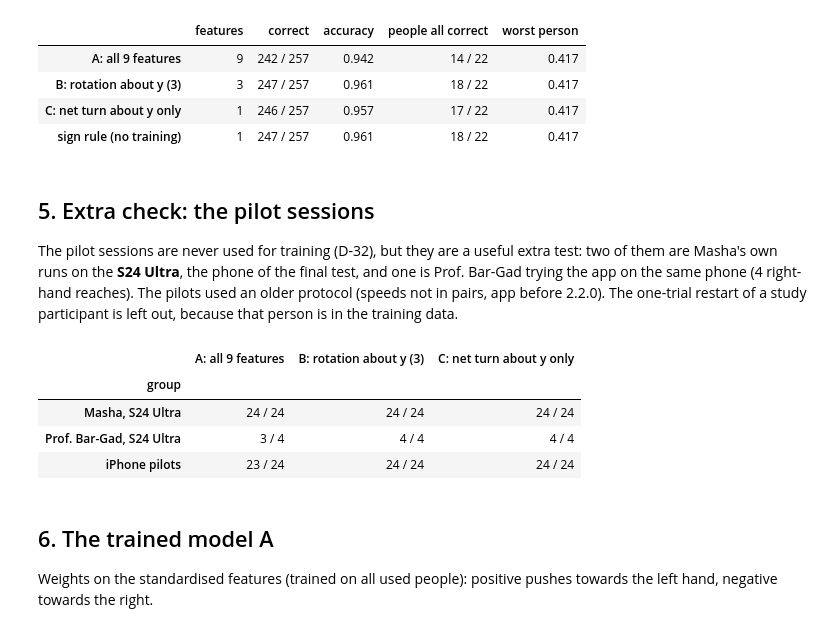
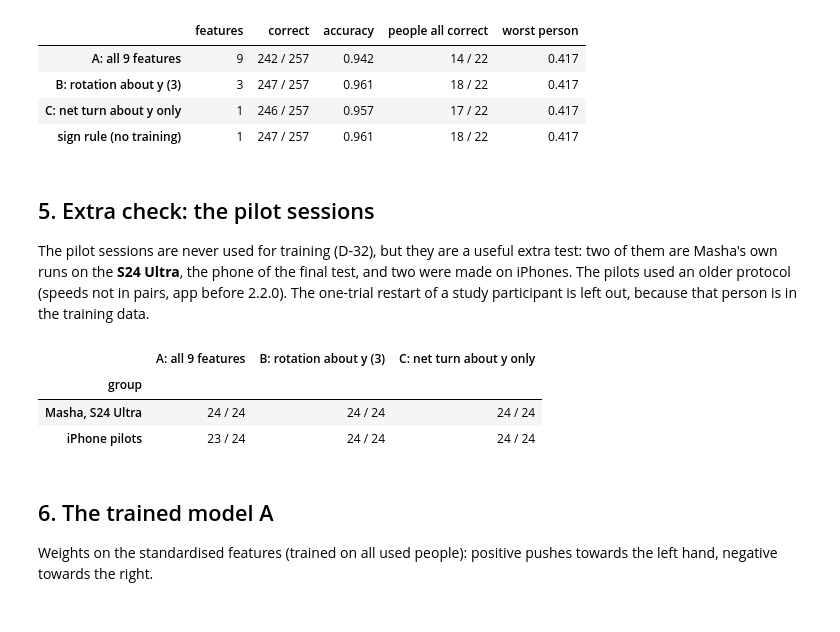
Before and after one commit to mariyaz0/hand-to-nose, a Jupyter notebook: notebooks/02_hand_model.ipynb, the cells around one changed output. Saved outputs shown, nothing was run; the diff lists cells and outputs as text; code cells hidden in the pictures.

```diff
--- a/notebooks/02_hand_model.ipynb
+++ b/notebooks/02_hand_model.ipynb
@@ -273,29 +273,26 @@ pd.DataFrame(rows).T
 ## 5. Extra check: the pilot sessions
 
 The pilot sessions are never used for training (D-32), but they are a useful extra test: two of them
-are Masha's own runs on the **S24 Ultra**, the phone of the final test, and one is Prof. Bar-Gad
-trying the app on the same phone (4 right-hand reaches). The pilots used an older protocol (speeds
-not in pairs, app before 2.2.0). The one-trial restart of a study participant is left out, because
-that person is in the training data.
+are Masha's own runs on the **S24 Ultra**, the phone of the final test, and two were made on
+iPhones. The pilots used an older protocol (speeds not in pairs, app before 2.2.0). The one-trial
+restart of a study participant is left out, because that person is in the training data.
 # %%
 groups = {
     "B34CF91D": "Masha, S24 Ultra", "8DA2C63C": "Masha, S24 Ultra",
-    "048CA3F5": "Prof. Bar-Gad, S24 Ultra",
     "F50F9F36": "iPhone pilots", "A56549CD": "iPhone pilots",
 }
 pilots = feats[feats["code"].isin(groups) & feats["excluded"].isna()].copy()
 pilots["group"] = pilots["code"].map(groups)
 out = {}
 for name, fs in variants.items():
     p = fit_final(data, fs).predict_proba(pilots[fs])[:, 1]
     ok = np.where(p >= 0.5, "left", "right") == pilots["hand"]
     out[name] = pilots.assign(ok=ok).groupby("group")["ok"].agg(lambda s: f"{s.sum()} / {len(s)}")
 pd.DataFrame(out)
 # %% [output]
 |  | A: all 9 features | B: rotation about y (3) | C: net turn about y only |
 | group |  |  |  |
 | Masha, S24 Ultra | 24 / 24 | 24 / 24 | 24 / 24 |
-| Prof. Bar-Gad, S24 Ultra | 3 / 4 | 4 / 4 | 4 / 4 |
 | iPhone pilots | 23 / 24 | 24 / 24 | 24 / 24 |
 # %% [markdown]
 ## 6. The trained model A
```
Also changed, not shown: parts of 2 cells of this notebook, 6 other files.
